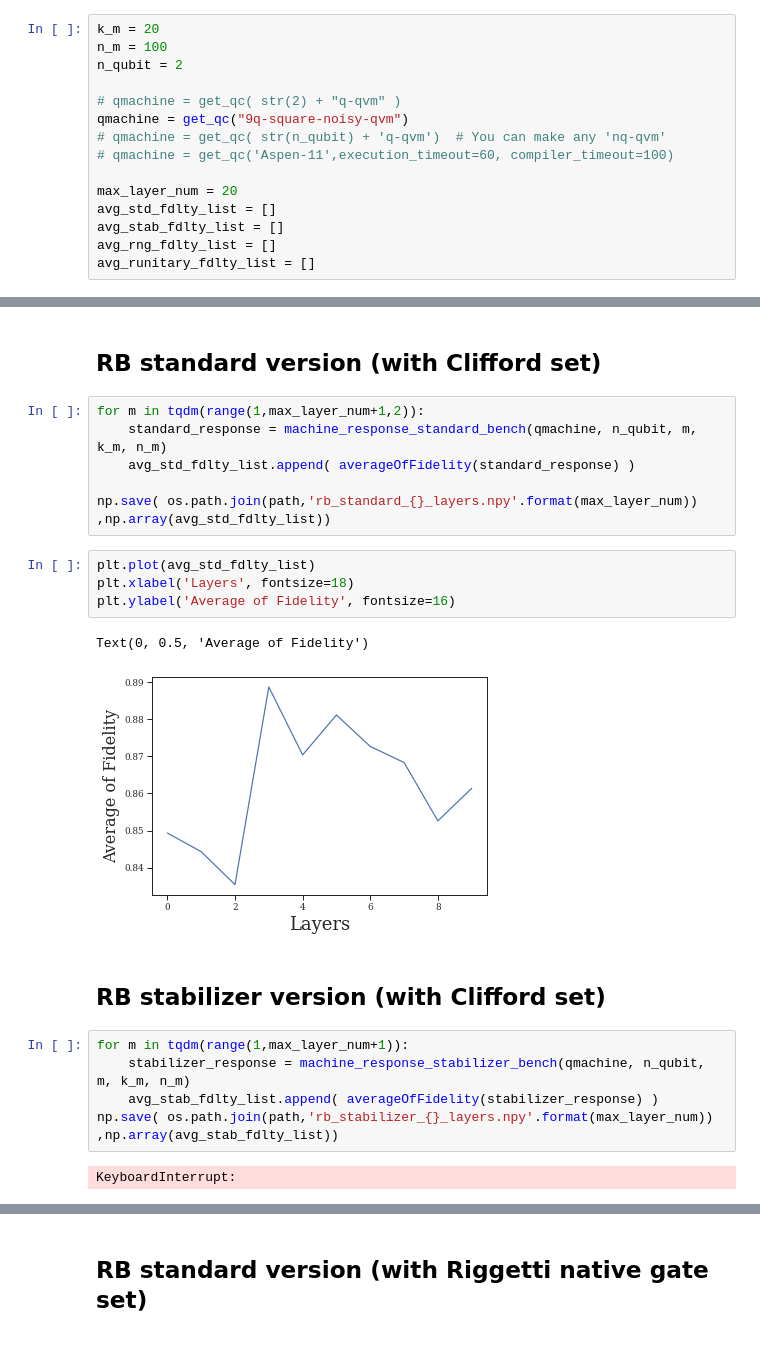
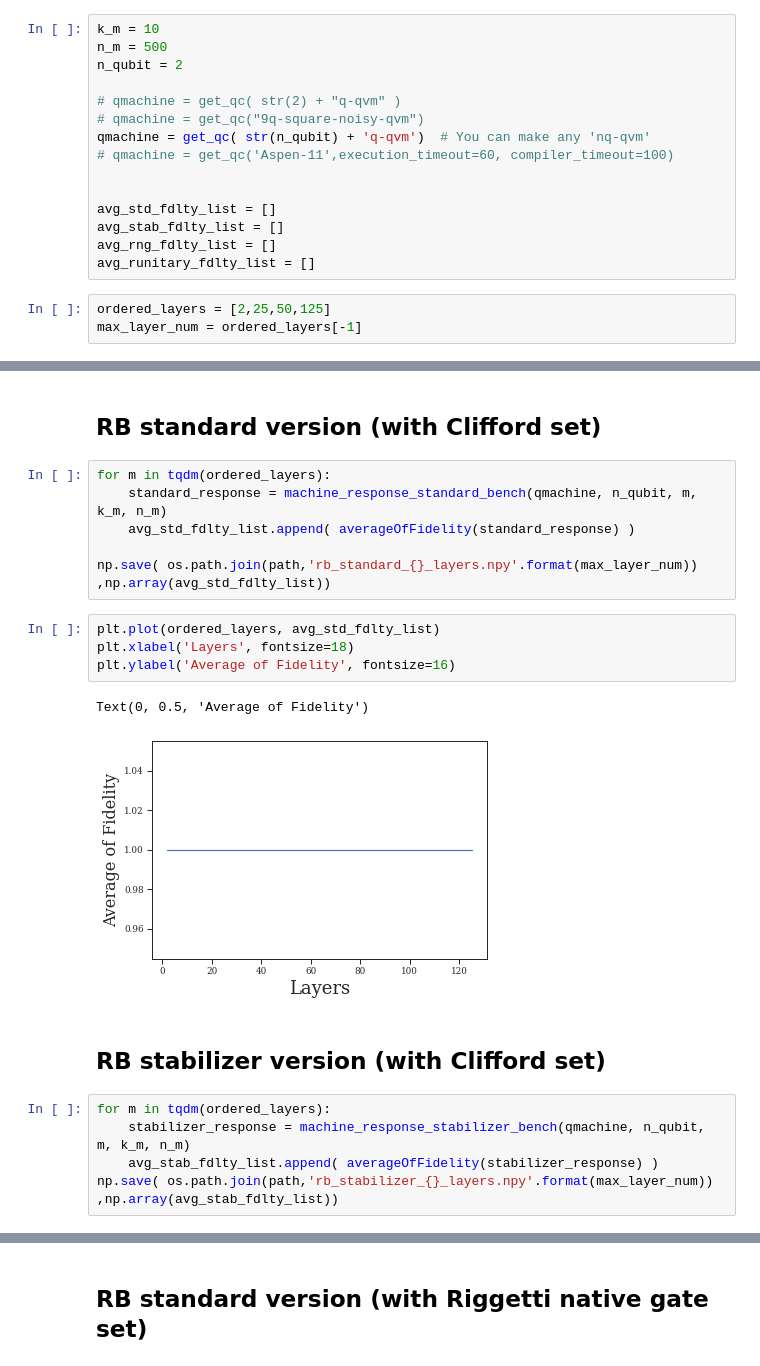
Before and after one commit to mmehrani/Randomized_Benchmarking_protocol, a Jupyter notebook: Bench_machine.ipynb, the cells around one changed output, grey strips where cells are left out. Saved outputs shown, nothing was run; the diff lists cells and outputs as text.

```diff
--- a/Bench_machine.ipynb
+++ b/Bench_machine.ipynb
@@ -19,20 +19,23 @@ import os
 import numpy as np
 import seaborn as sns
 # %%
-k_m = 20
-n_m = 100
+k_m = 10
+n_m = 500
 n_qubit = 2
 
 # qmachine = get_qc( str(2) + "q-qvm" )
-qmachine = get_qc("9q-square-noisy-qvm")
-# qmachine = get_qc( str(n_qubit) + 'q-qvm')  # You can make any 'nq-qvm'
+# qmachine = get_qc("9q-square-noisy-qvm")
+qmachine = get_qc( str(n_qubit) + 'q-qvm')  # You can make any 'nq-qvm'
 # qmachine = get_qc('Aspen-11',execution_timeout=60, compiler_timeout=100)
 
-max_layer_num = 20
+
 avg_std_fdlty_list = []
 avg_stab_fdlty_list = []
 avg_rng_fdlty_list = []
 avg_runitary_fdlty_list = []
+# %%
+ordered_layers = [2,25,50,125]
+max_layer_num = ordered_layers[-1]
 # %%
 path = os.path.join( os.getcwd(), 'output_storage' )
 # %%
@@ -40,25 +43,23 @@ sns.set_theme(context='paper', font= 'Serif', style = 'ticks')
 # %% [markdown]
 ## RB standard version (with Clifford set)
 # %%
-for m in tqdm(range(1,max_layer_num+1,2)):
+for m in tqdm(ordered_layers):
     standard_response = machine_response_standard_bench(qmachine, n_qubit, m, k_m, n_m)
     avg_std_fdlty_list.append( averageOfFidelity(standard_response) )
 
 np.save( os.path.join(path,'rb_standard_{}_layers.npy'.format(max_layer_num)) ,np.array(avg_std_fdlty_list))
 # %%
-plt.plot(avg_std_fdlty_list)
+plt.plot(ordered_layers, avg_std_fdlty_list)
 plt.xlabel('Layers', fontsize=18)
 plt.ylabel('Average of Fidelity', fontsize=16)
 # %% [output]
 Text(0, 0.5, 'Average of Fidelity')
-[figure, old version]
+[figure, new version]
 # %% [markdown]
 ## RB stabilizer version (with Clifford set)
 # %%
-for m in tqdm(range(1,max_layer_num+1)):
+for m in tqdm(ordered_layers):
     stabilizer_response = machine_response_stabilizer_bench(qmachine, n_qubit, m, k_m, n_m)
     avg_stab_fdlty_list.append( averageOfFidelity(stabilizer_response) )
 np.save( os.path.join(path,'rb_stabilizer_{}_layers.npy'.format(max_layer_num)) ,np.array(avg_stab_fdlty_list))
-# %% [output]
-KeyboardInterrupt:
 # %%
```
Also changed, not shown: parts of 5 cells of this notebook, 1 other file.
